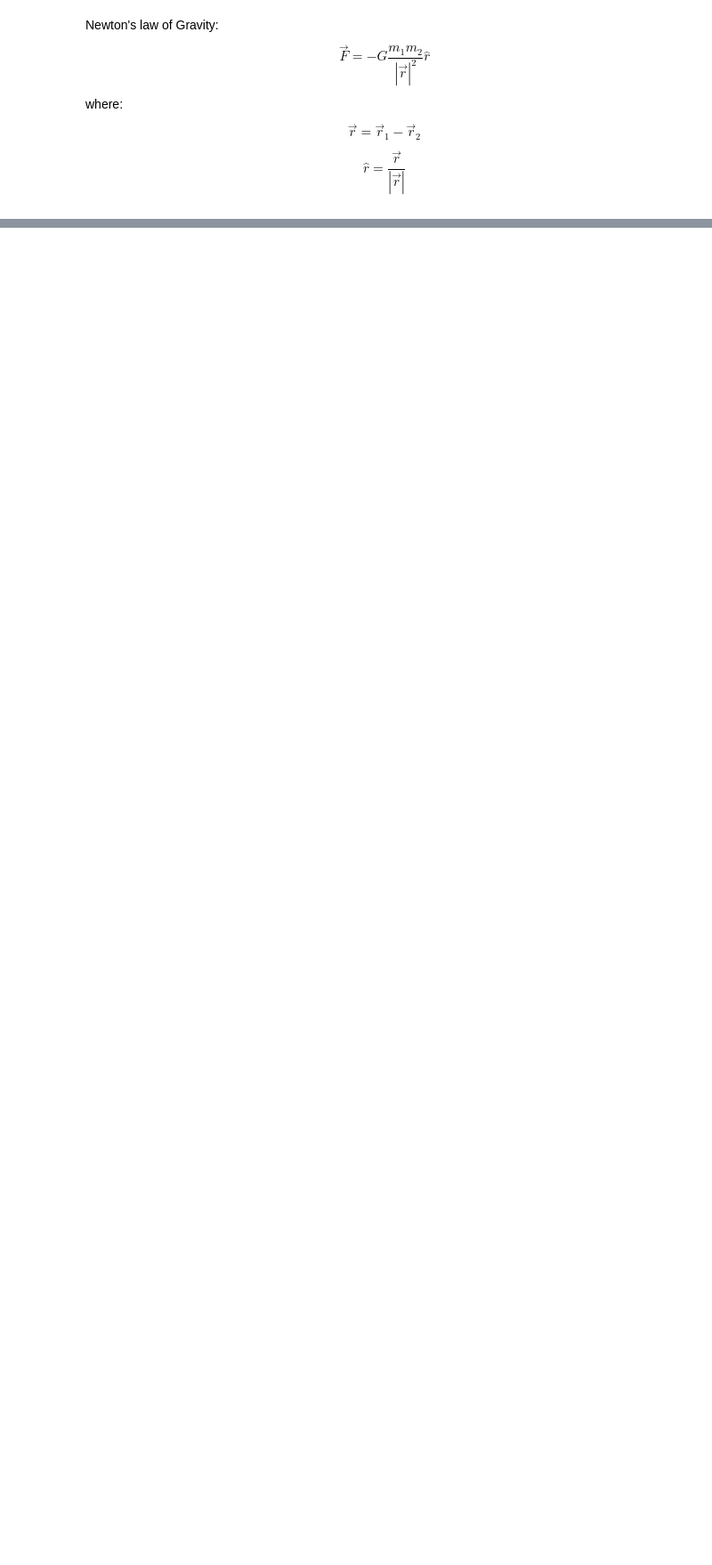
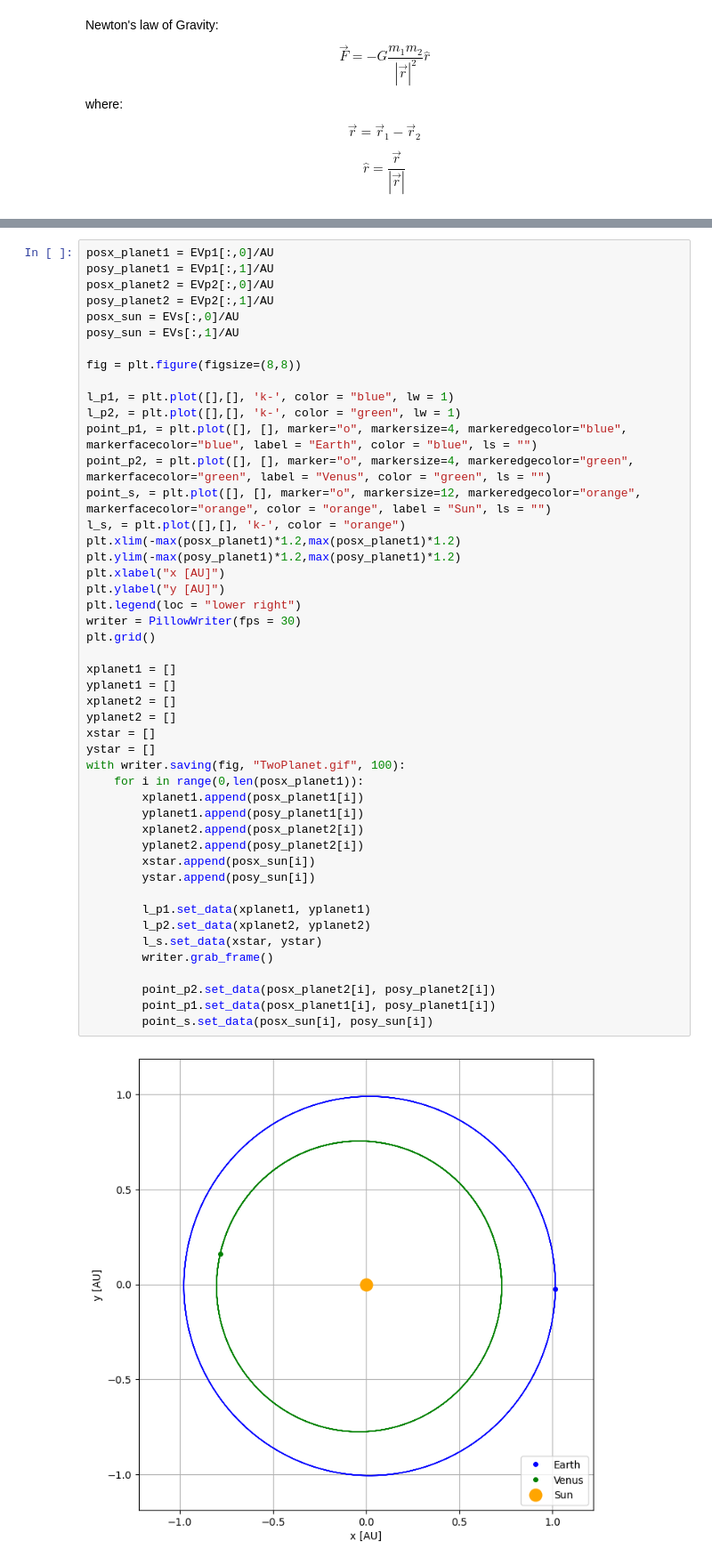
Before and after one commit to jmtony2000/Numerical_Symulations_of_-Star_System_Dynamics, a Jupyter notebook: Simulation.ipynb, the cells around one changed output, grey strips where cells are left out. Shown: that part at 89% size. Drawn from its saved outputs; the diff is of its cells as text; blank space fills up the shorter version.

```diff
--- a/Simulation.ipynb
+++ b/Simulation.ipynb
@@ -119,0 +259,49 @@ with writer.saving(fig, "OnePlanet.gif", 100):
+# %%
+posx_planet1 = EVp1[:,0]/AU
+posy_planet1 = EVp1[:,1]/AU
+posx_planet2 = EVp2[:,0]/AU
+posy_planet2 = EVp2[:,1]/AU
+posx_sun = EVs[:,0]/AU
+posy_sun = EVs[:,1]/AU
+
+fig = plt.figure(figsize=(8,8))
+
+l_p1, = plt.plot([],[], 'k-', color = "blue", lw = 1)
+l_p2, = plt.plot([],[], 'k-', color = "green", lw = 1)
+point_p1, = plt.plot([], [], marker="o", markersize=4, markeredgecolor="blue", markerfacecolor="blue", label = "Earth", color = "blue", ls = "")
+point_p2, = plt.plot([], [], marker="o", markersize=4, markeredgecolor="green", markerfacecolor="green", label = "Venus", color = "green", ls = "")
+point_s, = plt.plot([], [], marker="o", markersize=12, markeredgecolor="orange", markerfacecolor="orange", color = "orange", label = "Sun", ls = "")
+l_s, = plt.plot([],[], 'k-', color = "orange")
+plt.xlim(-max(posx_planet1)*1.2,max(posx_planet1)*1.2)
+plt.ylim(-max(posy_planet1)*1.2,max(posy_planet1)*1.2)
+plt.xlabel("x [AU]")
+plt.ylabel("y [AU]")
+plt.legend(loc = "lower right")
+writer = PillowWriter(fps = 30)
+plt.grid()
+
+xplanet1 = []
+yplanet1 = []
+xplanet2 = []
+yplanet2 = []
+xstar = []
+ystar = []
+with writer.saving(fig, "TwoPlanet.gif", 100):
+    for i in range(0,len(posx_planet1)):
+        xplanet1.append(posx_planet1[i])
+        yplanet1.append(posy_planet1[i])
+        xplanet2.append(posx_planet2[i])
+        yplanet2.append(posy_planet2[i])
+        xstar.append(posx_sun[i])
+        ystar.append(posy_sun[i])
+
+        l_p1.set_data(xplanet1, yplanet1)
+        l_p2.set_data(xplanet2, yplanet2)
+        l_s.set_data(xstar, ystar)
+        writer.grab_frame()
+
+        point_p2.set_data(posx_planet2[i], posy_planet2[i])
+        point_p1.set_data(posx_planet1[i], posy_planet1[i])
+        point_s.set_data(posx_sun[i], posy_sun[i])
+# %% [output]
+[figure, added]
```
Also changed, not shown: parts of 20 cells of this notebook, 4 other files.
